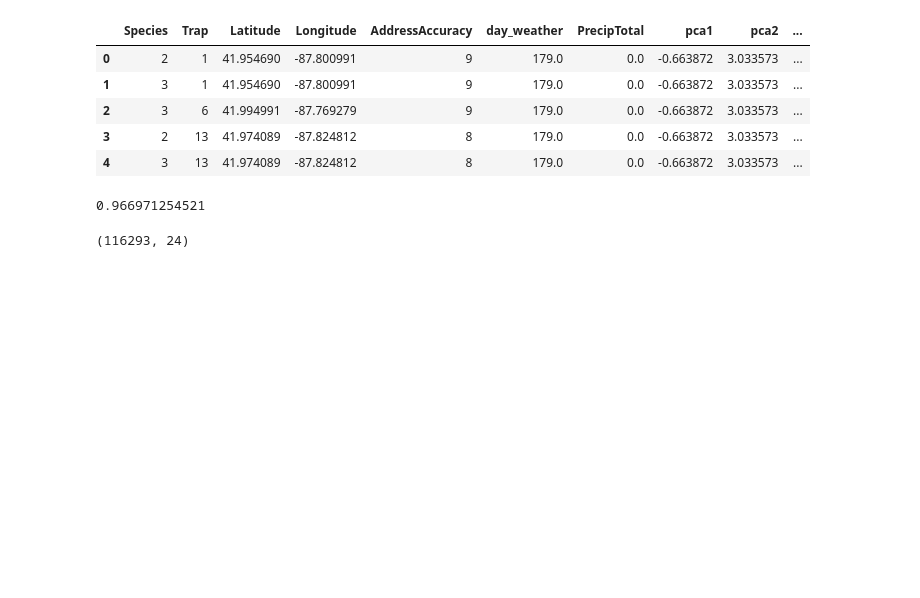
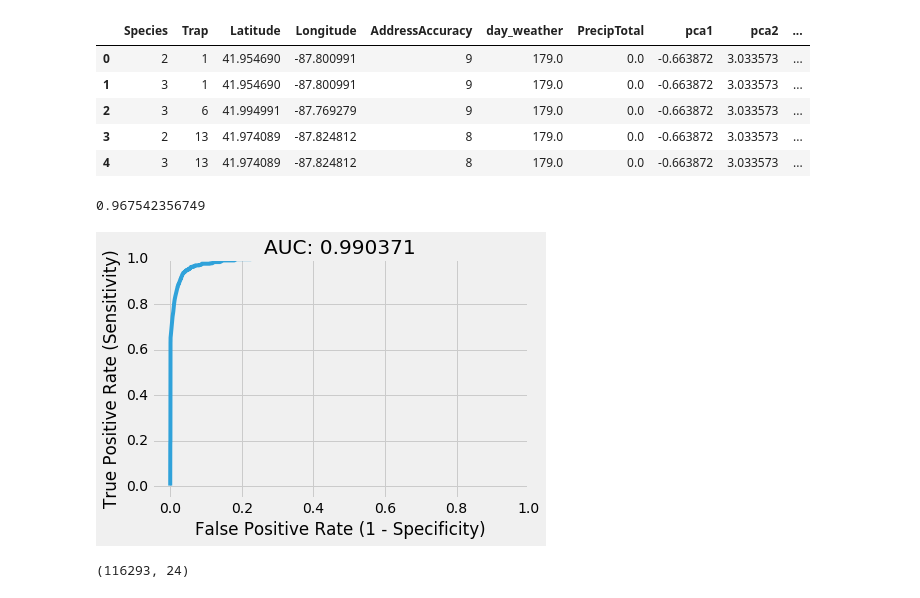
Before and after one commit to cl65610/west_nile, a Jupyter notebook: models/final_model_creation.ipynb, the cells around one changed output. Cells and saved outputs as stored; diff of their text form; code cells hidden in the pictures; blank space fills up the shorter version.

Commit message:
build voting roc curve and saved model building dataframe to csv

```diff
--- a/models/final_model_creation.ipynb
+++ b/models/final_model_creation.ipynb
@@ -127,8 +131,30 @@ voter = VotingClassifier(estimators = [('knn', knn),
 
 voter_fit = voter.fit(X, y)
 print voter.score(X, y)
+
+predicts = voter.predict_proba(X)
+pred_proba = predicts[:,1]
 # %% [output]
-0.966971254521
+0.967542356749
+# %%
+from sklearn.metrics import roc_curve
+
+fpr, tpr, _ = metrics.roc_curve(y, pred_proba)
+
+plt.style.use('fivethirtyeight')
+
+auc = metrics.auc(fpr, tpr)
+
+plt.plot(fpr, tpr, label="Voting Classifier")
+plt.xlim([-.05, 1.0])
+plt.ylim([-.05, 1.0])
+plt.xlabel('False Positive Rate (1 - Specificity)')
+plt.ylabel('True Positive Rate (Sensitivity)')
+plt.title('AUC: %f' % auc)
+
+plt.show()
+# %% [output]
+[figure, added]
 # %%
 ## ATTEMPT TO GRID SEARCH THE VOTING CLASSIFIER
 
```
Also changed, not shown: parts of 4 cells of this notebook, 3 other files.
